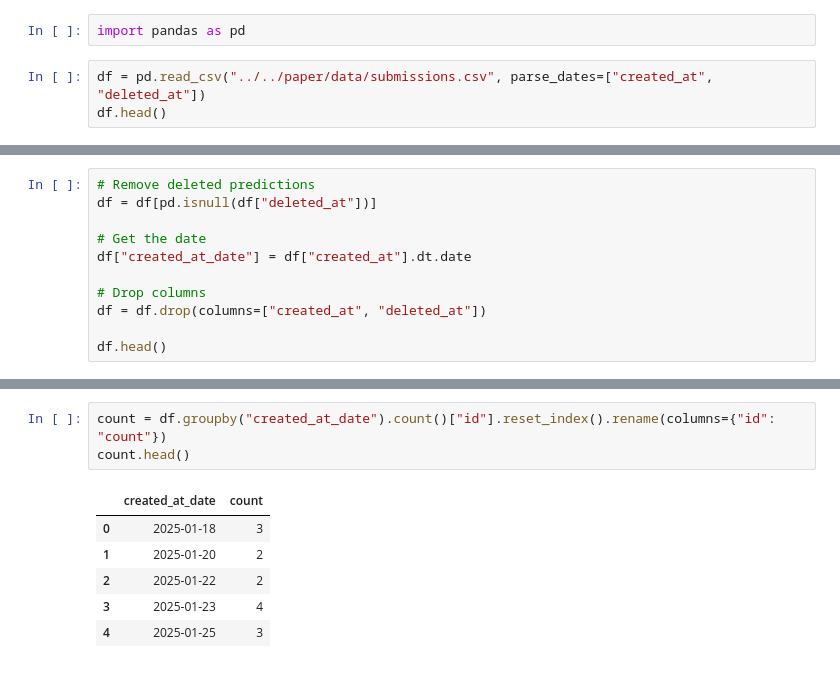
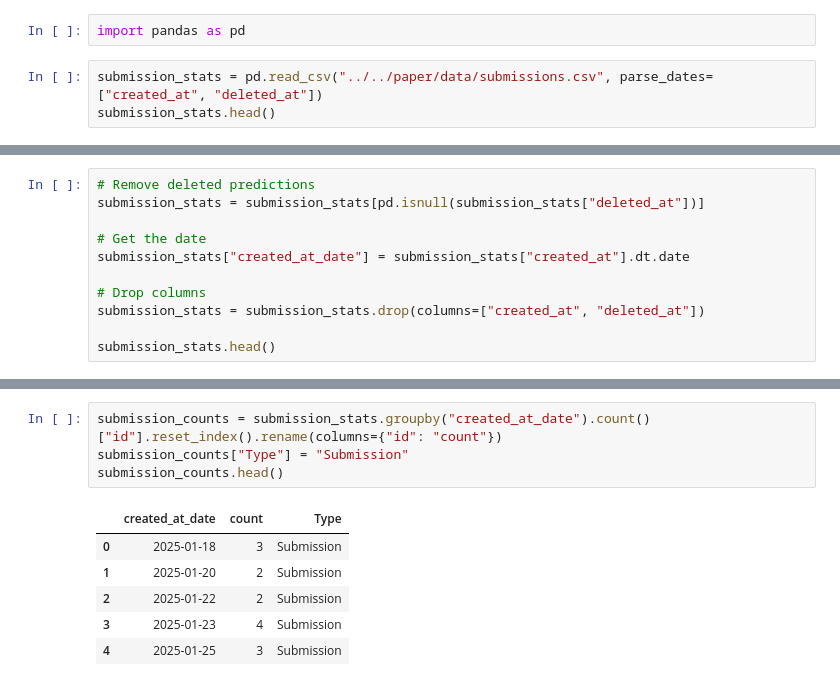
Before and after one commit to asapdiscovery/asap-polaris-blind-challenge-examples, a Jupyter notebook: paper/notebooks/01. Community Engagement.ipynb, the cells around one changed output, grey strips where cells are left out. Cells and saved outputs as stored; diff of their text form.

```diff
--- a/paper/notebooks/01. Community Engagement.ipynb
+++ b/paper/notebooks/01. Community Engagement.ipynb
@@ -1,8 +1,8 @@
 # %%
 import pandas as pd
 # %%
-df = pd.read_csv("../../paper/data/submissions.csv", parse_dates=["created_at", "deleted_at"])
-df.head()
+submission_stats = pd.read_csv("../../paper/data/submissions.csv", parse_dates=["created_at", "deleted_at"])
+submission_stats.head()
 # %% [output]
 |  | id | created_at | deleted_at | owner_id | competition_id |
 | 0 | competition-prediction-04G1SWLb4C... | 2025-02-24 21:55:26.406286+00:00 | 2025-03-17 16:00:00+00:00 | 5pgfnqQCrj8vtlYsVaX2G | competition-KbeK95EUdNeKULp32z8ij |
@@ -12,15 +12,15 @@ df.head()
 | 4 | competition-prediction-0NvSmNhHEV... | 2025-02-26 11:58:32.997249+00:00 | NaT | t5ykWV1EAGumpxrTiD4EZ | competition-2np7VaBJ3aZlRSho6iJsp |
 # %%
 # Remove deleted predictions
-df = df[pd.isnull(df["deleted_at"])]
+submission_stats = submission_stats[pd.isnull(submission_stats["deleted_at"])]
 
 # Get the date
-df["created_at_date"] = df["created_at"].dt.date
+submission_stats["created_at_date"] = submission_stats["created_at"].dt.date
 
 # Drop columns
-df = df.drop(columns=["created_at", "deleted_at"])
+submission_stats = submission_stats.drop(columns=["created_at", "deleted_at"])
 
-df.head()
+submission_stats.head()
 # %% [output]
 |  | id | owner_id | competition_id | created_at_date |
 | 3 | competition-prediction-0KvVpX0qMp... | sxhvvx7ZXJnRp2k26eW1q | competition-2np7VaBJ3aZlRSho6iJsp | 2025-03-13 |
@@ -29,12 +29,13 @@ df.head()
 | 7 | competition-prediction-1BjuyNLZi4... | NgbkxDCwWNBJAwcRGKNhV | competition-UkJQVGKUA7TMNwRHVp7nb | 2025-03-06 |
 | 8 | competition-prediction-1MhGQMitUF... | oVlb2up8Z8yyfmpEVcglB | competition-2np7VaBJ3aZlRSho6iJsp | 2025-03-14 |
 # %%
-count = df.groupby("created_at_date").count()["id"].reset_index().rename(columns={"id": "count"})
-count.head()
+submission_counts = submission_stats.groupby("created_at_date").count()["id"].reset_index().rename(columns={"id": "count"})
+submission_counts["Type"] = "Submission"
+submission_counts.head()
 # %% [output]
-|  | created_at_date | count |
-| 0 | 2025-01-18 | 3 |
-| 1 | 2025-01-20 | 2 |
-| 2 | 2025-01-22 | 2 |
-| 3 | 2025-01-23 | 4 |
-| 4 | 2025-01-25 | 3 |
+|  | created_at_date | count | Type |
+| 0 | 2025-01-18 | 3 | Submission |
+| 1 | 2025-01-20 | 2 | Submission |
+| 2 | 2025-01-22 | 2 | Submission |
+| 3 | 2025-01-23 | 4 | Submission |
+| 4 | 2025-01-25 | 3 | Submission |
```
Also changed, not shown: parts of 11 cells of this notebook, 4 other files.
